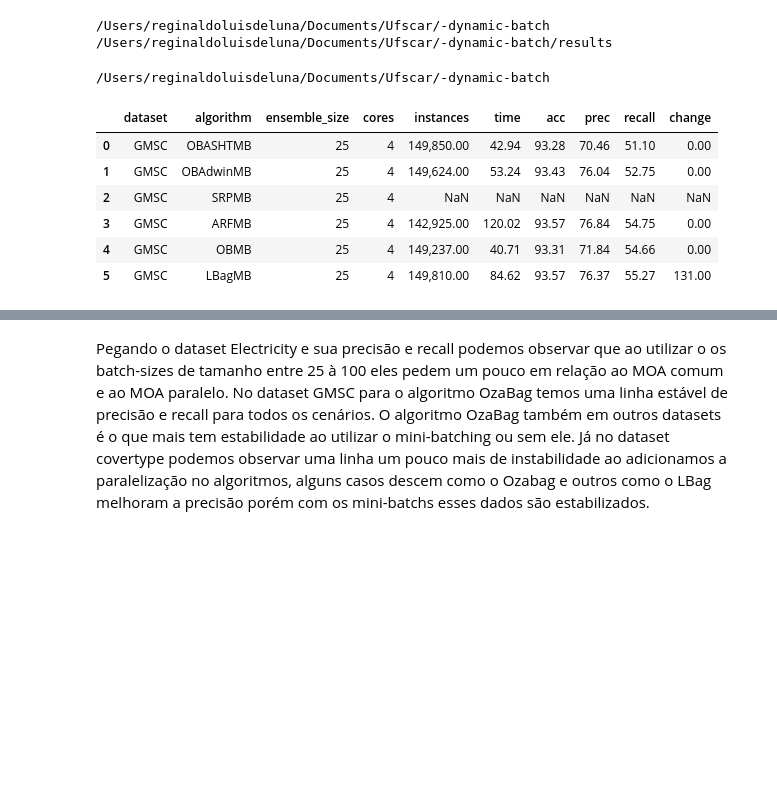
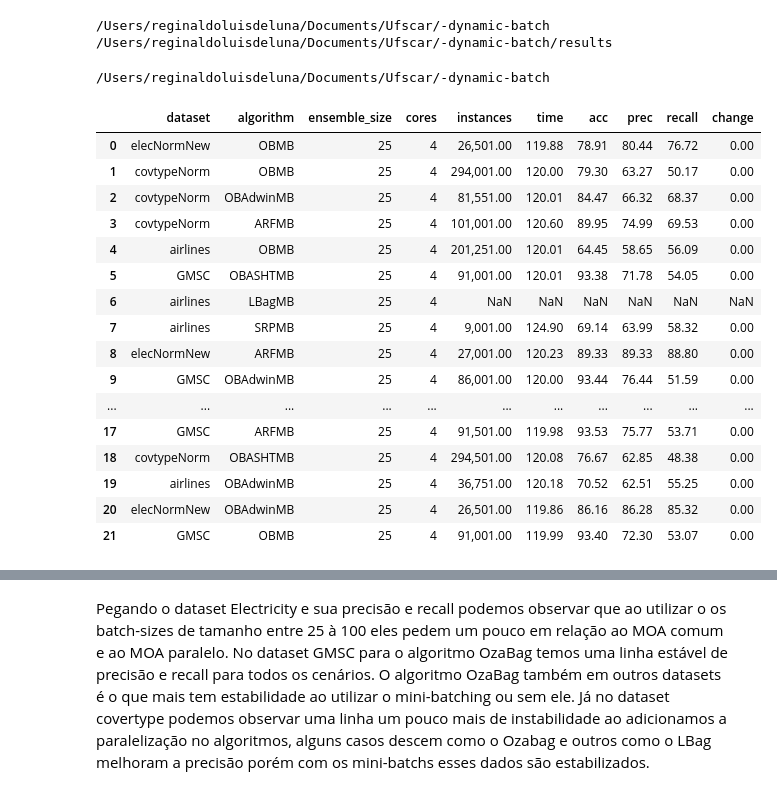
Before and after one commit to reginaldojunior/fuzzy-mb-dynamic, a Jupyter notebook: MOA-MiniBatching.ipynb, the cells around one changed output, grey strips where cells are left out. Drawn from its saved outputs; the diff is of its cells as text; code cells hidden in the pictures; blank space fills up the shorter version.

```diff
--- a/MOA-MiniBatching.ipynb
+++ b/MOA-MiniBatching.ipynb
@@ -198,32 +200,42 @@ def gen_chart(df, markers=True, tables=False):
 # %%
 %cd /Users/reginaldoluisdeluna/Documents/Ufscar/-dynamic-batch
 #Folder inside results directory that contains all the MOA dump files for these experiments
-folderMOADumps = "results/dynamic-batch-fixed/"
+folderMOADumps = "results/dynamic-batch-cpu"
 wantedCSVfilename = "data-batch-vs-acc.csv"
 
 resultsFolder = f"{folderMOADumps}"
 csvFile = f"parsed_csvs/{wantedCSVfilename}"
 directory = os.fsencode(resultsFolder)
 header_printed = False
 
 with open(f"{csvFile}", "w+") as output:
     for file in os.listdir(directory):
         filename = os.fsdecode(file)
         if filename.startswith("dump-"):
             output.write(f"{parse(f'{os.fsdecode(directory)}/{filename}')}\n")
 
 df = load_df(f'{csvFile}')
 
 display(df)
 # %% [output]
 /Users/reginaldoluisdeluna/Documents/Ufscar/-dynamic-batch
 |  | dataset | algorithm | ensemble_size | cores | instances | time | acc | prec | recall | change |
-| 0 | GMSC | OBASHTMB | 25 | 4 | 149,850.00 | 42.94 | 93.28 | 70.46 | 51.10 | 0.00 |
-| 1 | GMSC | OBAdwinMB | 25 | 4 | 149,624.00 | 53.24 | 93.43 | 76.04 | 52.75 | 0.00 |
-| 2 | GMSC | SRPMB | 25 | 4 | NaN | NaN | NaN | NaN | NaN | NaN |
-| 3 | GMSC | ARFMB | 25 | 4 | 142,925.00 | 120.02 | 93.57 | 76.84 | 54.75 | 0.00 |
-| 4 | GMSC | OBMB | 25 | 4 | 149,237.00 | 40.71 | 93.31 | 71.84 | 54.66 | 0.00 |
-| 5 | GMSC | LBagMB | 25 | 4 | 149,810.00 | 84.62 | 93.57 | 76.37 | 55.27 | 131.00 |
+| 0 | elecNormNew | OBMB | 25 | 4 | 26,501.00 | 119.88 | 78.91 | 80.44 | 76.72 | 0.00 |
+| 1 | covtypeNorm | OBMB | 25 | 4 | 294,001.00 | 120.00 | 79.30 | 63.27 | 50.17 | 0.00 |
+| 2 | covtypeNorm | OBAdwinMB | 25 | 4 | 81,551.00 | 120.01 | 84.47 | 66.32 | 68.37 | 0.00 |
+| 3 | covtypeNorm | ARFMB | 25 | 4 | 101,001.00 | 120.60 | 89.95 | 74.99 | 69.53 | 0.00 |
+| 4 | airlines | OBMB | 25 | 4 | 201,251.00 | 120.01 | 64.45 | 58.65 | 56.09 | 0.00 |
+| 5 | GMSC | OBASHTMB | 25 | 4 | 91,001.00 | 120.01 | 93.38 | 71.78 | 54.05 | 0.00 |
+| 6 | airlines | LBagMB | 25 | 4 | NaN | NaN | NaN | NaN | NaN | NaN |
+| 7 | airlines | SRPMB | 25 | 4 | 9,001.00 | 124.90 | 69.14 | 63.99 | 58.32 | 0.00 |
+| 8 | elecNormNew | ARFMB | 25 | 4 | 27,001.00 | 120.23 | 89.33 | 89.33 | 88.80 | 0.00 |
+| 9 | GMSC | OBAdwinMB | 25 | 4 | 86,001.00 | 120.00 | 93.44 | 76.44 | 51.59 | 0.00 |
+| ... | ... | ... | ... | ... | ... | ... | ... | ... | ... | ... |
+| 17 | GMSC | ARFMB | 25 | 4 | 91,501.00 | 119.98 | 93.53 | 75.77 | 53.71 | 0.00 |
+| 18 | covtypeNorm | OBASHTMB | 25 | 4 | 294,501.00 | 120.08 | 76.67 | 62.85 | 48.38 | 0.00 |
+| 19 | airlines | OBAdwinMB | 25 | 4 | 36,751.00 | 120.18 | 70.52 | 62.51 | 55.25 | 0.00 |
+| 20 | elecNormNew | OBAdwinMB | 25 | 4 | 26,501.00 | 119.86 | 86.16 | 86.28 | 85.32 | 0.00 |
+| 21 | GMSC | OBMB | 25 | 4 | 91,001.00 | 119.99 | 93.40 | 72.30 | 53.07 | 0.00 |
 # %%
 #false makes the chart without markers
 gen_chart(df)
```
Also changed, not shown: parts of 8 cells of this notebook, 4 other files.
